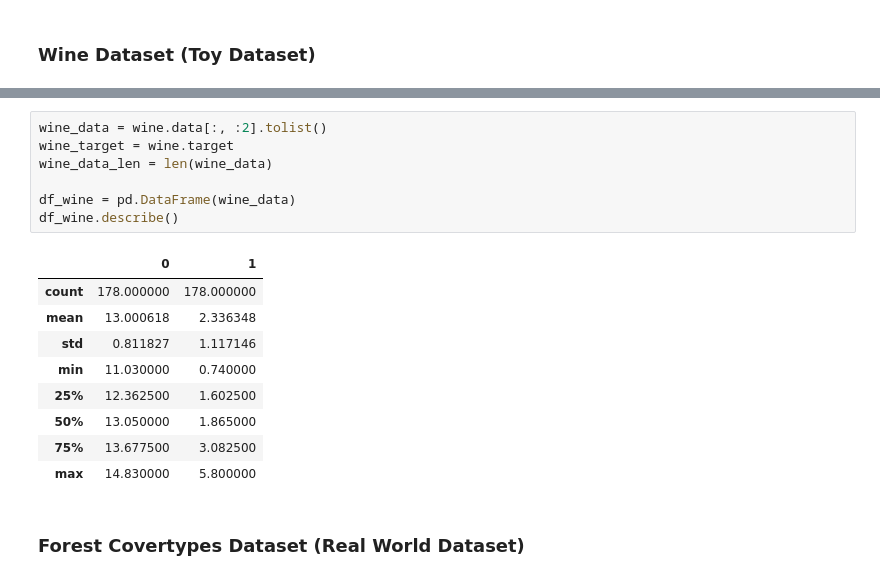
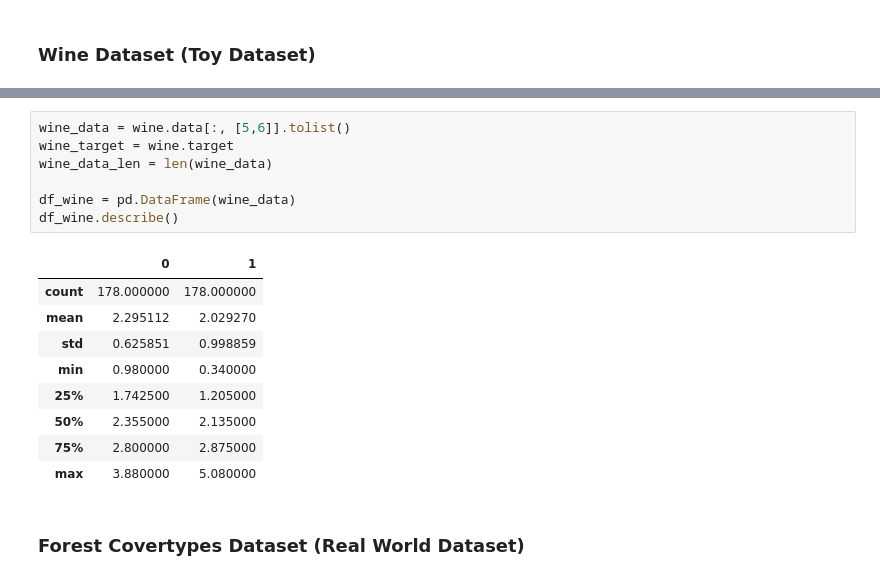
Before and after one commit to hibiga/KNN, a Jupyter notebook: L3.ipynb, the cells around one changed output, grey strips where cells are left out. Drawn from its saved outputs; the diff is of its cells as text.

```diff
--- a/L3.ipynb
+++ b/L3.ipynb
@@ -94,19 +126,19 @@ wine_corr.corr()
 # %%
-wine_data = wine.data[:, :2].tolist()
+wine_data = wine.data[:, [5,6]].tolist()
 wine_target = wine.target
 wine_data_len = len(wine_data)
 
 df_wine = pd.DataFrame(wine_data)
 df_wine.describe()
 # %% [output]
 |  | 0 | 1 |
 | count | 178.000000 | 178.000000 |
-| mean | 13.000618 | 2.336348 |
-| std | 0.811827 | 1.117146 |
-| min | 11.030000 | 0.740000 |
-| 25% | 12.362500 | 1.602500 |
-| 50% | 13.050000 | 1.865000 |
-| 75% | 13.677500 | 3.082500 |
-| max | 14.830000 | 5.800000 |
+| mean | 2.295112 | 2.029270 |
+| std | 0.625851 | 0.998859 |
+| min | 0.980000 | 0.340000 |
+| 25% | 1.742500 | 1.205000 |
+| 50% | 2.355000 | 2.135000 |
+| 75% | 2.800000 | 2.875000 |
+| max | 3.880000 | 5.080000 |
 # %% [markdown]
 ### Forest Covertypes Dataset (Real World Dataset)
```
Also changed, not shown: parts of 31 cells of this notebook.
